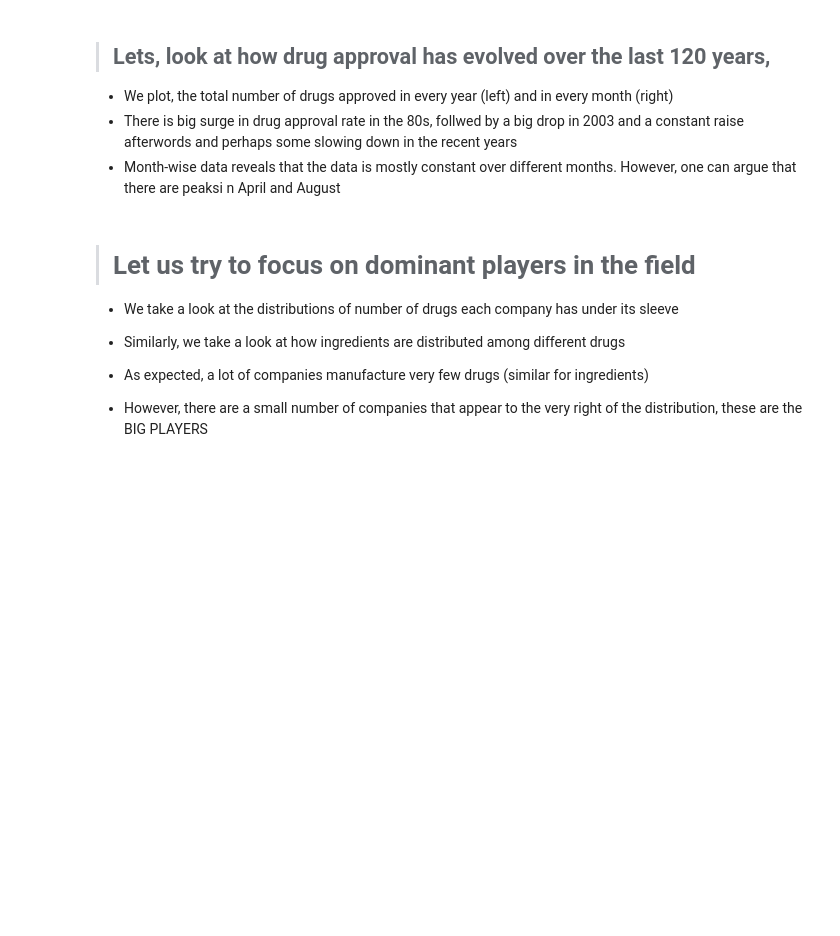
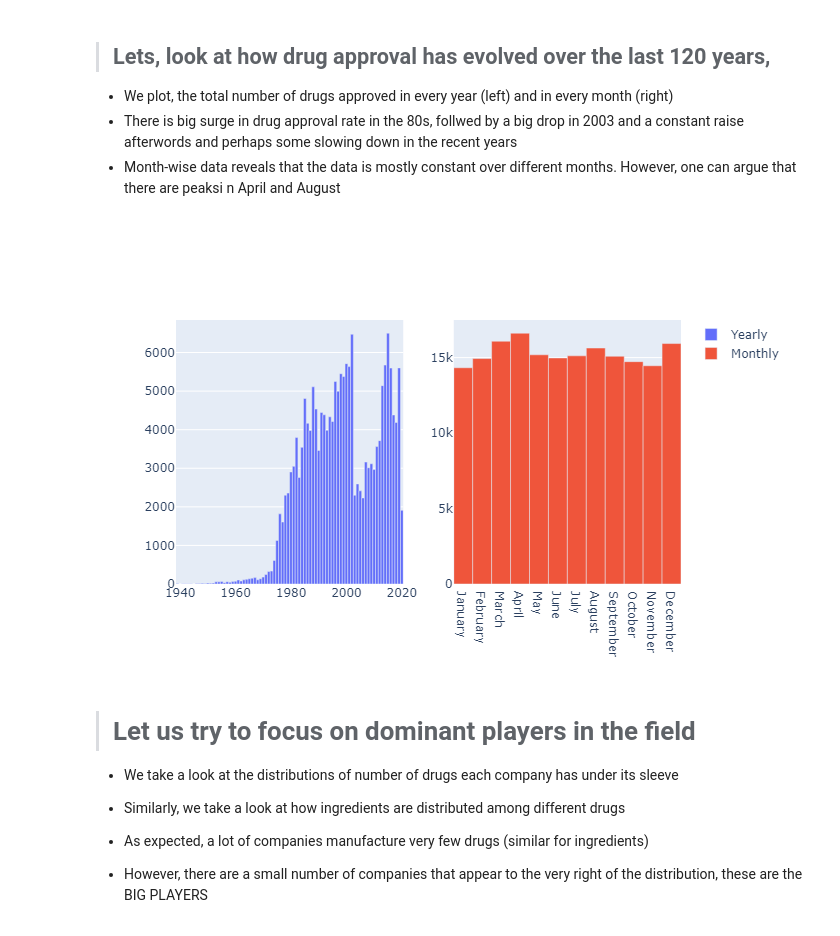
Before and after one commit to Vikramardham/fdaDrug_Data, a Jupyter notebook: fda_drug/explore.ipynb, the cells around one changed output. Saved outputs shown, nothing was run; the diff lists cells and outputs as text; code cells hidden in the pictures; blank space fills up the shorter version.

```diff
--- a/fda_drug/explore.ipynb
+++ b/fda_drug/explore.ipynb
@@ -158,17 +163,20 @@ drug_df = pd.concat({key: pd.concat({mnts: dat for mnts, dat in vals.items()},
 # %%
 %matplotlib widget
 fig = make_subplots(rows=1, cols=2)
 df = drug_df.groupby('Year').count()['Submission Status']
 fig.add_trace(go.Bar(y=df.iloc[-100:],
                      x=df.index, name='Yearly', width=1),
               row=1, col=1)
 
 df = drug_df.groupby('Months').count()['Submission Status']
 fig.add_trace(go.Bar(y=df[MONTHS],
                      x=MONTHS, name='Monthly', width=1),
               row=1, col=2)
 fig.update_layout(width=1000)
-go.FigureWidget(data=fig)
+#go.FigureWidget(data=fig)
+fig.show(renderer='png')
+# %% [output]
+[figure, added]
 # %% [markdown]
 ># Let us try to focus on dominant players in the field
 + We take a look at the distributions of number of drugs each company has under its sleeve
```
Also changed, not shown: parts of 9 cells of this notebook.
